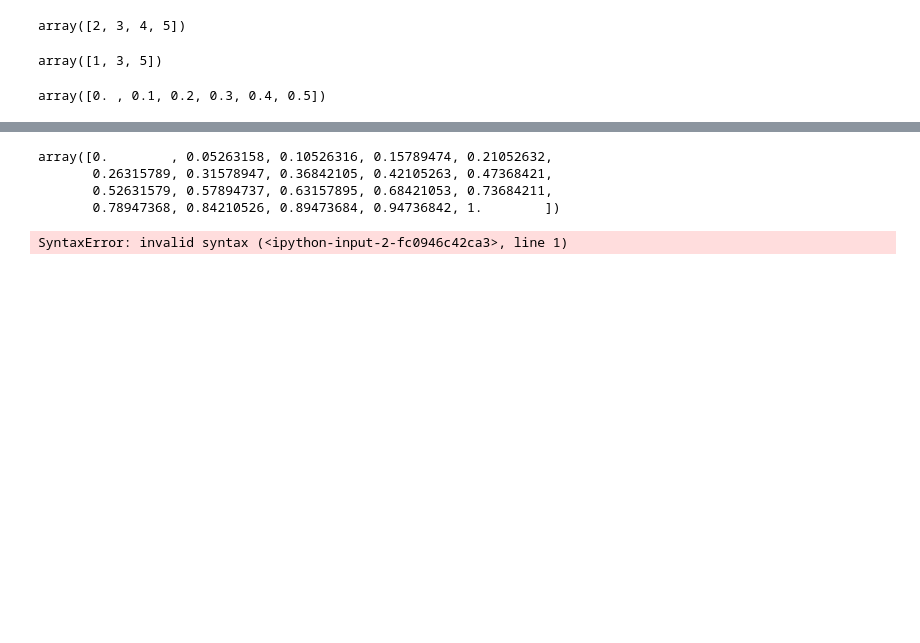
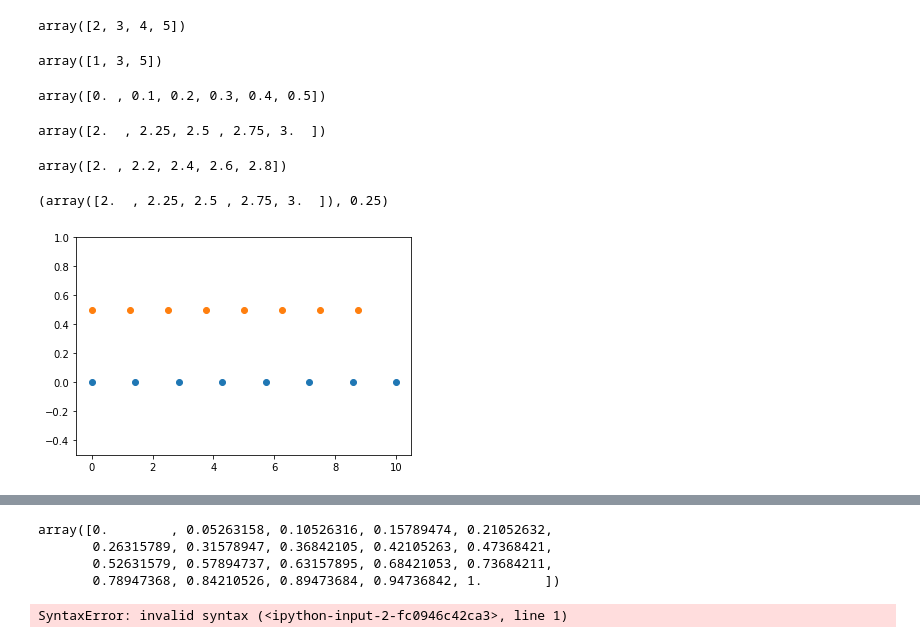
Before and after one commit to haoduohaoduo/JupyterNotebooks, a Jupyter notebook: numpy.ipynb, the cells around one changed output, grey strips where cells are left out. Cells and saved outputs as stored; diff of their text form; code cells hidden in the pictures; blank space fills up the shorter version.

```diff
--- a/numpy.ipynb
+++ b/numpy.ipynb
@@ -125,6 +148,30 @@ array([1, 3, 5])
 np.linspace(0,0.5,6)
 # %% [output]
 array([0. , 0.1, 0.2, 0.3, 0.4, 0.5])
+# %%
+np.linspace(2.0, 3.0, num=5)
+# %% [output]
+array([2.  , 2.25, 2.5 , 2.75, 3.  ])
+# %%
+np.linspace(2.0, 3.0, num=5, endpoint=False)
+# %% [output]
+array([2. , 2.2, 2.4, 2.6, 2.8])
+# %%
+np.linspace(2.0, 3.0, num=5, retstep=True)
+# %% [output]
+(array([2.  , 2.25, 2.5 , 2.75, 3.  ]), 0.25)
+# %%
+import matplotlib.pyplot as plt
+N = 8
+y = np.zeros(N)
+x1 = np.linspace(0, 10, N, endpoint=True)
+x2 = np.linspace(0, 10, N, endpoint=False)
+plt.plot(x1, y, 'o')
+plt.plot(x2, y + 0.5, 'o')
+plt.ylim([-0.5, 1])
+plt.show()
+# %% [output]
+[figure, added]
 # %% [markdown]
 如果需要类似[0., 1., 2.]的浮点数组，可以更改arange输出的类型：arange(3).astype(float)。
 
```
Also changed, not shown: parts of 31 cells of this notebook.
